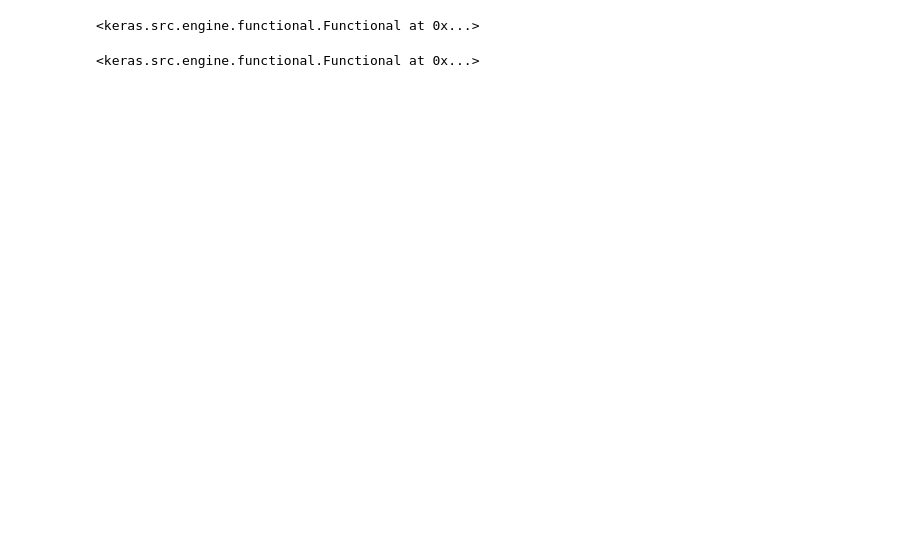
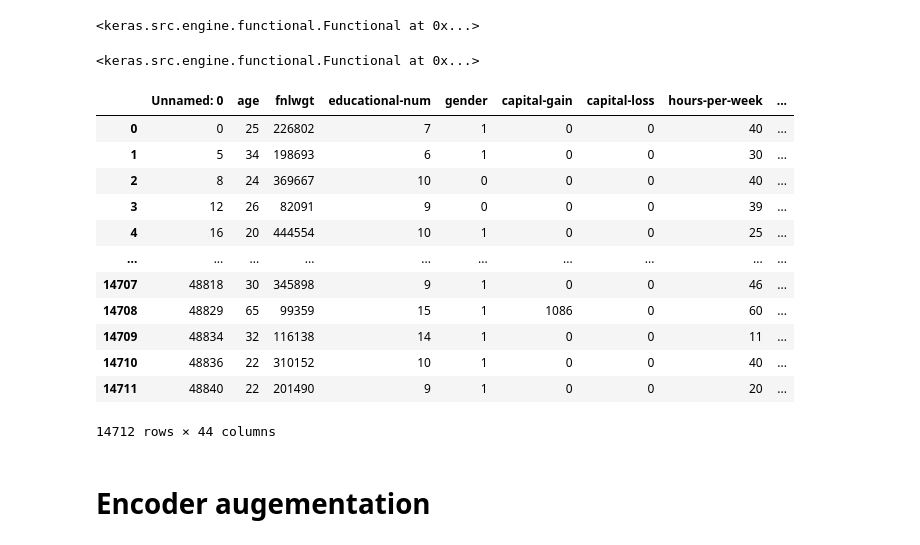
Before and after one commit to ENMcCool/ox2023, a Jupyter notebook: Autoencoder Models.ipynb, the cells around one changed output. Drawn from its saved outputs; the diff is of its cells as text; code cells hidden in the pictures; blank space fills up the shorter version.

```diff
--- a/Autoencoder Models.ipynb
+++ b/Autoencoder Models.ipynb
@@ -341,3 +146,21 @@ decoder
 autoencoder.save('my_autoencoder_model.keras')
 encoder.save('my_encoder_model.keras')
 decoder.save('my_decoder_model.keras')
+# %%
+labelled
+# %% [output]
+|  | Unnamed: 0 | age | fnlwgt | educational-num | gender | capital-gain | capital-loss | hours-per-week | ... |
+| 0 | 0 | 25 | 226802 | 7 | 1 | 0 | 0 | 40 | ... |
+| 1 | 5 | 34 | 198693 | 6 | 1 | 0 | 0 | 30 | ... |
+| 2 | 8 | 24 | 369667 | 10 | 0 | 0 | 0 | 40 | ... |
+| 3 | 12 | 26 | 82091 | 9 | 0 | 0 | 0 | 39 | ... |
+| 4 | 16 | 20 | 444554 | 10 | 1 | 0 | 0 | 25 | ... |
+| ... | ... | ... | ... | ... | ... | ... | ... | ... | ... |
+| 14707 | 48818 | 30 | 345898 | 9 | 1 | 0 | 0 | 46 | ... |
+| 14708 | 48829 | 65 | 99359 | 15 | 1 | 1086 | 0 | 60 | ... |
+| 14709 | 48834 | 32 | 116138 | 14 | 1 | 0 | 0 | 11 | ... |
+| 14710 | 48836 | 22 | 310152 | 10 | 1 | 0 | 0 | 40 | ... |
+| 14711 | 48840 | 22 | 201490 | 9 | 1 | 0 | 0 | 20 | ... |
+14712 rows × 44 columns
+# %% [markdown]
+# Encoder augementation
```
Also changed, not shown: parts of 15 cells of this notebook, 4 other files.
